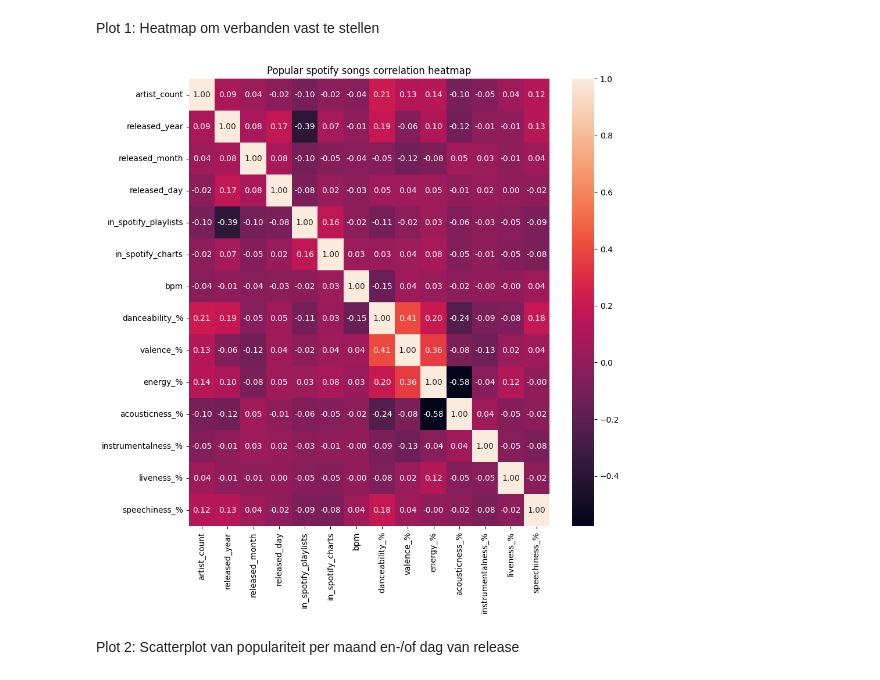
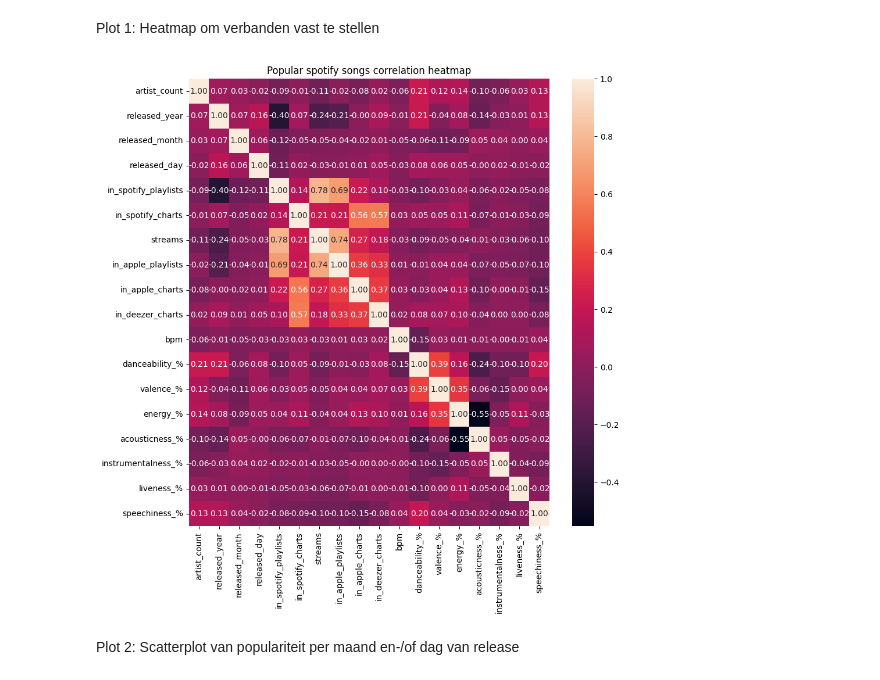
Before and after one commit to robindehullu-howest/apm-project, a Jupyter notebook: Data/TopSpotify.ipynb, the cells around one changed output. Saved outputs shown, nothing was run; the diff lists cells and outputs as text; code cells hidden in the pictures.

Commit message:
Added better data preprocessing and exploded artist column to have more accurate streams per artist plot

```diff
--- a/Data/TopSpotify.ipynb
+++ b/Data/TopSpotify.ipynb
@@ -49,3 +69,15 @@ dataset.shape
+# %%
+# Convert the 'streams' column to numeric values, and set errors='coerce' to replace non-numeric values with NaN
+dataset['streams'] = pd.to_numeric(dataset['streams'], errors='coerce')
+
+# Drop the rows where 'streams' is NaN
+dataset = dataset.dropna(subset=['streams'])
+
+# Convert 'streams' back to int
+dataset['streams'] = dataset['streams'].astype(np.int64)
+
+# Remove negative values from 'streams'
+dataset = dataset[dataset['streams'] > 0]
 # %%
 # dit geeft ons handige informatie over de dataset
 dataset.describe()
@@ -84,7 +115,15 @@ dtype: int64
 Stap 2: Lege/null waarden aanvullen of verwijderen.
 # %%
 # dropping the in_apple_playlists, in_apple_charts, in_deezer_playlists, in_deezer_charts column
-dataset.drop(['in_apple_playlists', 'in_apple_charts', 'in_deezer_playlists', 'in_deezer_charts'], axis=1, inplace=True)
+# dataset.drop(['in_apple_playlists', 'in_apple_charts', 'in_deezer_playlists', 'in_deezer_charts'], axis=1, inplace=True)
+# %%
+# dropping the rows that contain null values
+dataset = dataset.replace('', np.nan)
+dataset = dataset.dropna()
+# %%
+# Artist column should be list of artists instead of 1 long string
+dataset['artist(s)_name'] = dataset['artist(s)_name'].str.split(',')
+dataset['artist(s)_name'] = dataset['artist(s)_name'].apply(lambda x: [i.strip() for i in x])
 # %% [markdown]
 Stap 3: Foutieve data en uitschieters verwijderen.
 # %% [markdown]
@@ -95,12 +134,13 @@ Plotten
 Plot 1: Heatmap om verbanden vast te stellen
 # %%
 # om makkelijk verbanden te kunnen zien tussen de verschillende kolommen, maken we een heatmap
+numerical_dataset = dataset.select_dtypes(include=[np.number])
 plt.figure(figsize=(10,10))
-sns.heatmap(dataset.corr(), annot=True, fmt=".2f")
+sns.heatmap(numerical_dataset.corr(), annot=True, fmt=".2f")
 plt.title("Popular spotify songs correlation heatmap")
 plt.show()
 # %% [output]
-[figure, old version]
+[figure, new version]
 # %% [markdown]
 Plot 2: Scatterplot van populariteit per maand en-/of dag van release
 # %%
```
Also changed, not shown: parts of 8 cells of this notebook.
